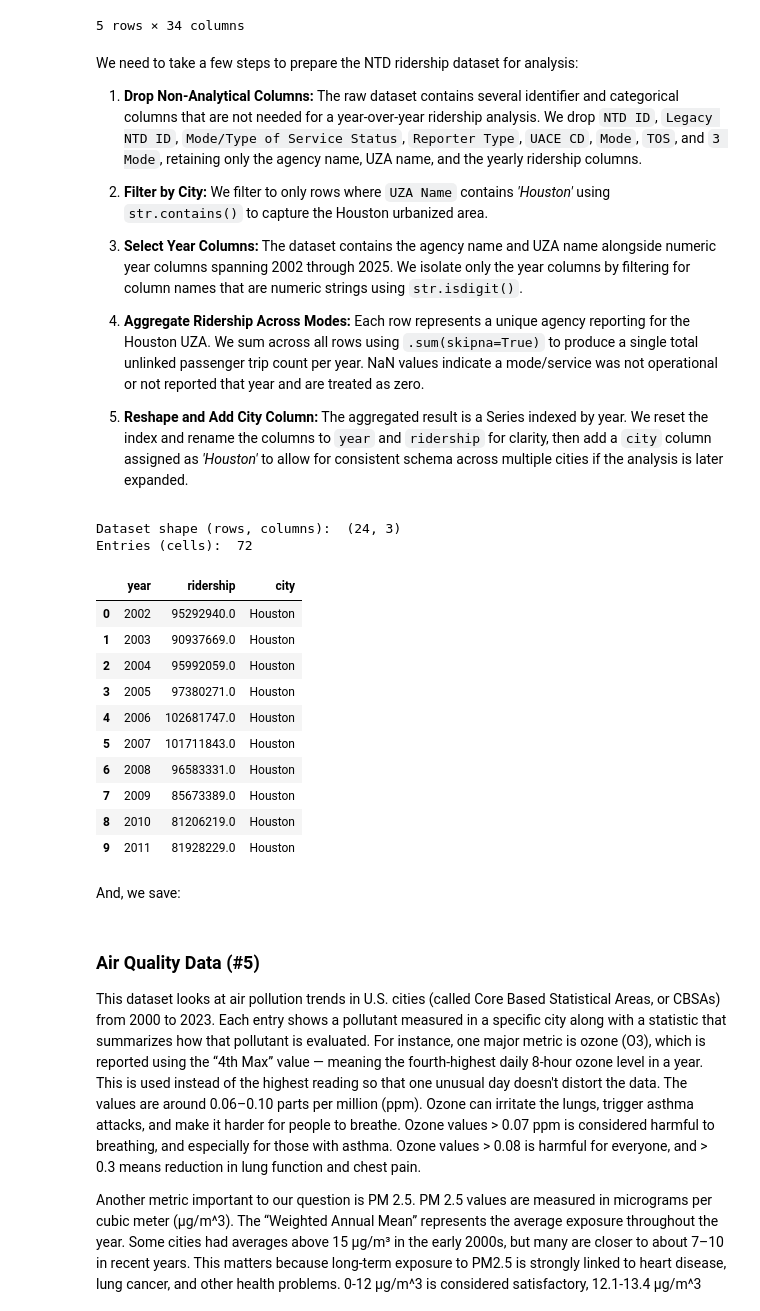
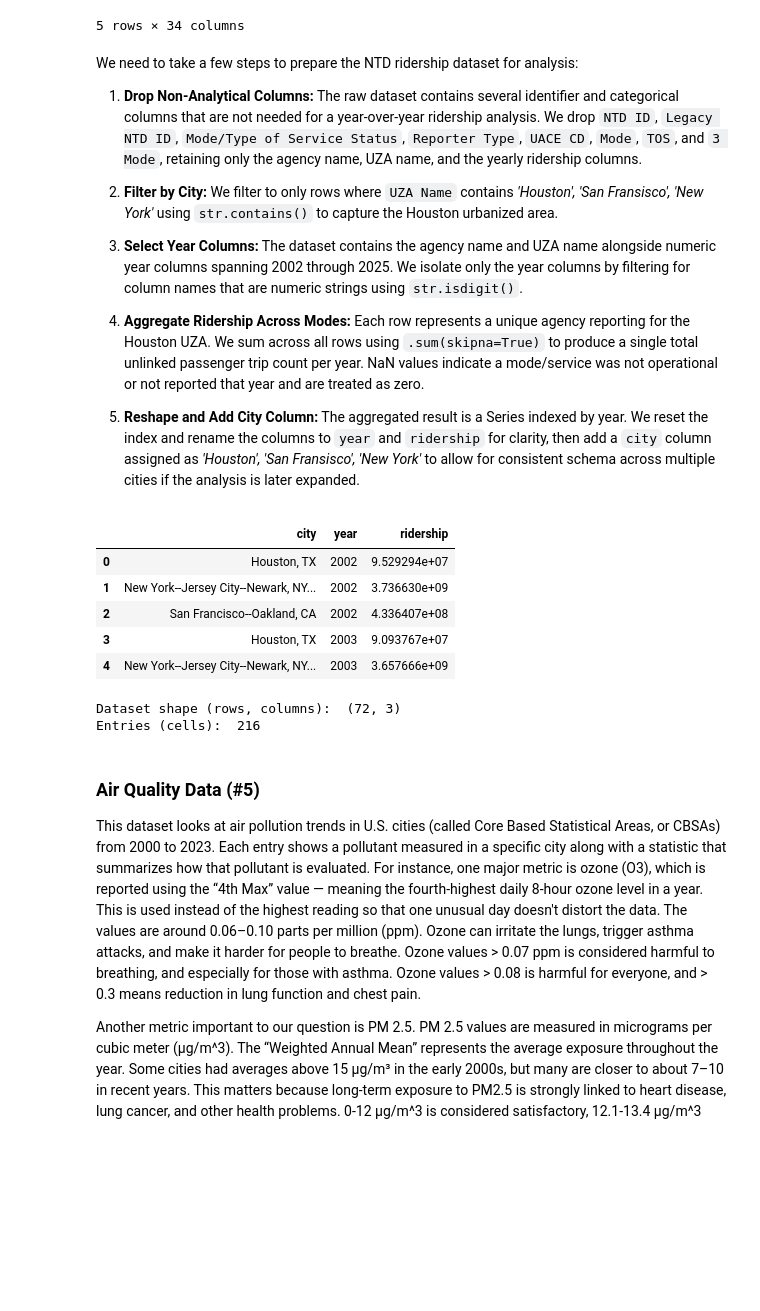
Before and after one commit to COGS108/Group026_WI26, a Jupyter notebook: 02-EDACheckpoint.ipynb, the cells around one changed output. Saved outputs shown, nothing was run; the diff lists cells and outputs as text; code cells hidden in the pictures; blank space fills up the shorter version.

```diff
--- a/02-EDACheckpoint.ipynb
+++ b/02-EDACheckpoint.ipynb
@@ -740,5 +740,6 @@ First let's import the dataset from an Google sheets link:
 # %%
-federal_pt_df = pd.read_excel(raw + 'federal_public_transport.xlsx', sheet_name='Calendar Year UPT')
+# import dataframe
+federal_pt_df = pd.read_excel('data/00-raw/' + 'federal_public_transport.xlsx', sheet_name='Calendar Year UPT')
 
 # Check the properties of the dataframe
 print("Dataset shape (rows, columns): ", federal_pt_df.shape)
@@ -764,7 +765,7 @@ for a year-over-year ridership analysis. We drop `NTD ID`, `Legacy NTD ID`,
 retaining only the agency name, UZA name, and the yearly ridership columns.
 
 2. **Filter by City:**
-We filter to only rows where `UZA Name` contains *'Houston'* using `str.contains()`
+We filter to only rows where `UZA Name` contains *'Houston', 'San Fransisco', 'New York'* using `str.contains()`
 to capture the Houston urbanized area.
 
 3. **Select Year Columns:**
@@ -780,41 +781,47 @@ treated as zero.
 
 5. **Reshape and Add City Column:**
 The aggregated result is a Series indexed by year. We reset the index and rename the columns
-to `year` and `ridership` for clarity, then add a `city` column assigned as *'Houston'*
+to `year` and `ridership` for clarity, then add a `city` column assigned as *'Houston', 'San Fransisco', 'New York'*
 to allow for consistent schema across multiple cities if the analysis is later expanded.
 # %%
 # 1. drop non-analytical columns
 federal_pt_clean_data = federal_pt_df.drop(columns=['NTD ID', 'Legacy NTD ID', 'Mode/Type of Service Status', 'Reporter Type', 'UACE CD', 'Mode', 'TOS', '3 Mode'])
 
 # 2. filter by city
-federal_pt_clean_data = federal_pt_clean_data[federal_pt_clean_data['UZA Name'].str.contains('Houston', na=False)]
+federal_pt_clean_data = federal_pt_clean_data[federal_pt_clean_data['UZA Name'].str.contains('Houston|San Francisco|New York', na=False)]
 
 # 3. select year column
 year_cols = [col for col in federal_pt_clean_data.columns if str(col).isdigit()]
 
-# 4. aggregate ridership across modes
-houston_ridership = federal_pt_clean_data[year_cols].sum(skipna=True).reset_index()
+# 4. aggregate ridership across modes, keeping cities separate
+ridership = (
+    federal_pt_clean_data
+    .groupby('UZA Name', as_index=False)[year_cols]
+    .sum()
+)
 
-# 5. reshape and add city columns
-houston_ridership.columns = ['year', 'ridership']
-houston_ridership['city'] = 'Houston'
+# 5. reshape to long format
+ridership = ridership.melt(
+    id_vars='UZA Name',
+    value_vars=year_cols,
+    var_name='year',
+    value_name='ridership'
+)
+
+# 6. rename column
+ridership = ridership.rename(columns={'UZA Name': 'city'})
+
+ridership.head()
+# %% [output]
+|  | city | year | ridership |
+| 0 | Houston, TX | 2002 | 9.529294e+07 |
+| 1 | New York--Jersey City--Newark, NY... | 2002 | 3.736630e+09 |
+| 2 | San Francisco--Oakland, CA | 2002 | 4.336407e+08 |
+| 3 | Houston, TX | 2003 | 9.093767e+07 |
+| 4 | New York--Jersey City--Newark, NY... | 2003 | 3.657666e+09 |
 # %%
-print("Dataset shape (rows, columns): ", houston_ridership.shape)
-print("Entries (cells): ", houston_ridership.size)
-houston_ridership.head(10)
+print("Dataset shape (rows, columns): ", ridership.shape)
+print("Entries (cells): ", ridership.size)
 # %% [output]
-Dataset shape (rows, columns):  (24, 3)
-Entries (cells):  72
+Dataset shape (rows, columns):  (72, 3)
+Entries (cells):  216
-|  | year | ridership | city |
-| 0 | 2002 | 95292940.0 | Houston |
-| 1 | 2003 | 90937669.0 | Houston |
-| 2 | 2004 | 95992059.0 | Houston |
-| 3 | 2005 | 97380271.0 | Houston |
-| 4 | 2006 | 102681747.0 | Houston |
-| 5 | 2007 | 101711843.0 | Houston |
-| 6 | 2008 | 96583331.0 | Houston |
-| 7 | 2009 | 85673389.0 | Houston |
-| 8 | 2010 | 81206219.0 | Houston |
-| 9 | 2011 | 81928229.0 | Houston |
-# %% [markdown]
-And, we save:
```
Also changed, not shown: parts of 18 cells of this notebook.
